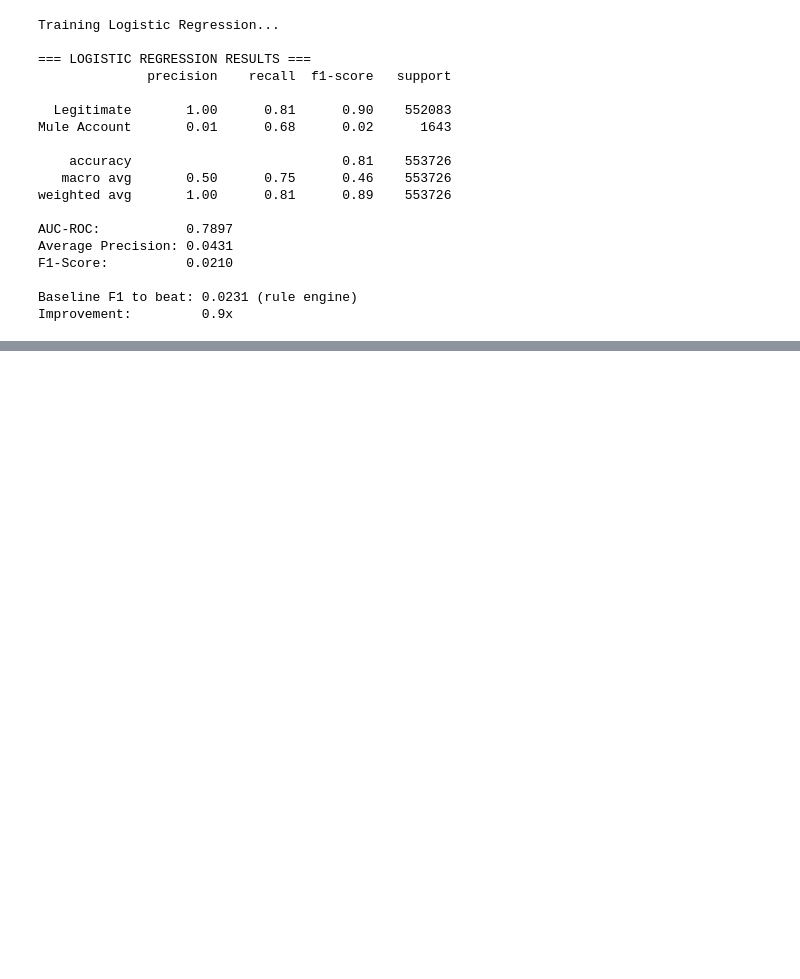
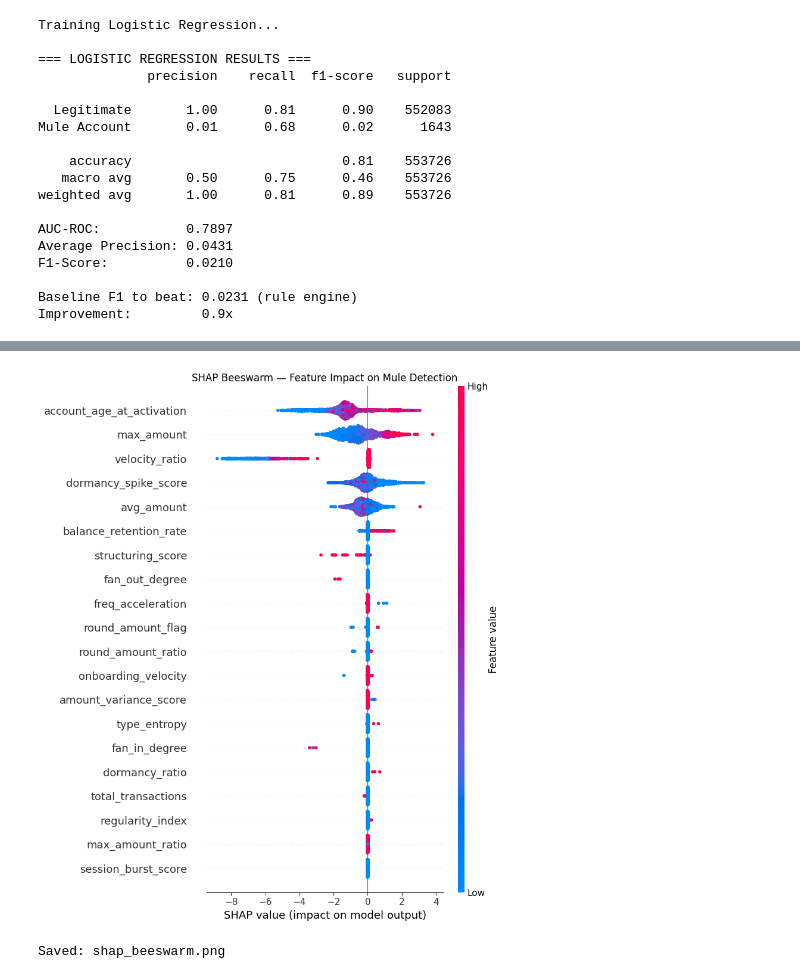
Before and after one commit to anishbanerjee05/mule-account-detection, a Jupyter notebook: 03_ML_classification.ipynb, the cells around one changed output, grey strips where cells are left out. Drawn from its saved outputs; the diff is of its cells as text; code cells hidden in the pictures; blank space fills up the shorter version.

```diff
--- a/03_ML_classification.ipynb
+++ b/03_ML_classification.ipynb
@@ -246,0 +836,16 @@ Improvement:         0.9x
+# %%
+# SHAP Beeswarm — shows direction of feature impact
+plt.figure(figsize=(12, 8))
+shap.summary_plot(
+    shap_values, X_shap,
+    feature_names=feature_cols,
+    show=False
+)
+plt.title("SHAP Beeswarm — Feature Impact on Mule Detection")
+plt.tight_layout()
+plt.savefig('shap_beeswarm.png', dpi=150, bbox_inches='tight')
+plt.show()
+print("Saved: shap_beeswarm.png")
+# %% [output]
+[figure, added]
+Saved: shap_beeswarm.png
```
Also changed, not shown: parts of 20 cells of this notebook, 2 other files.
